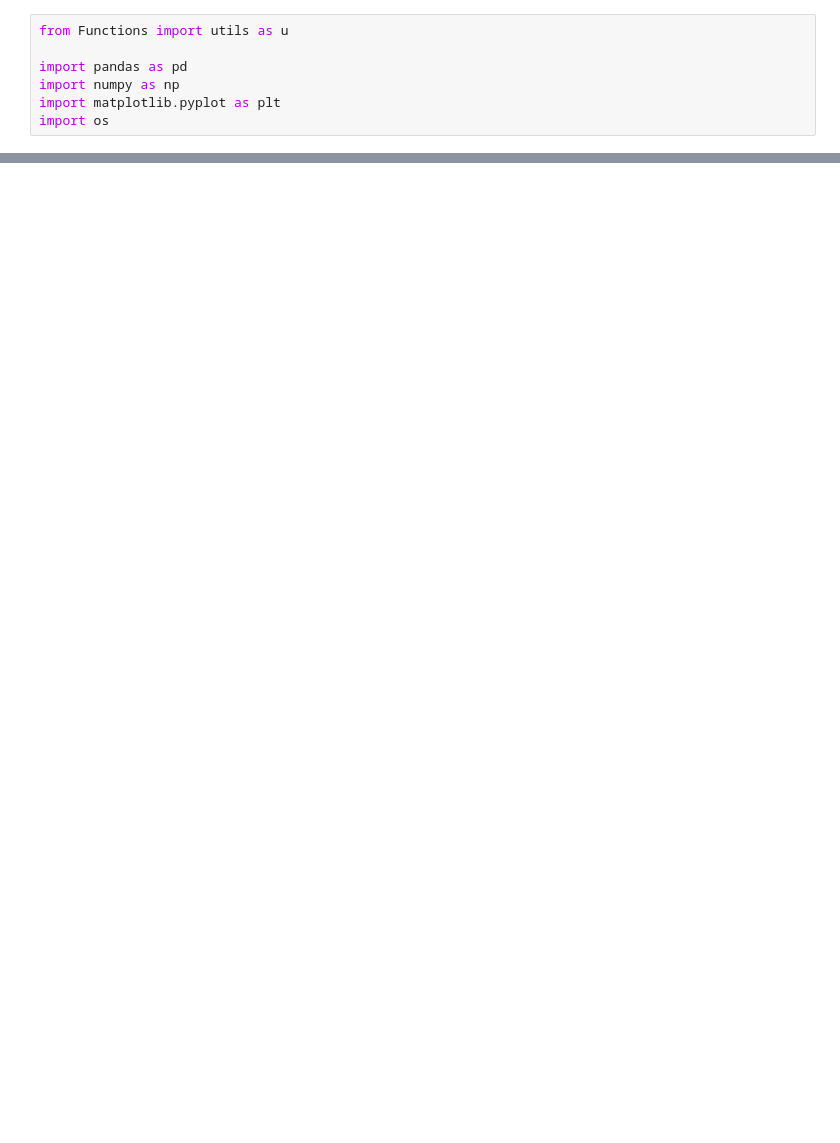
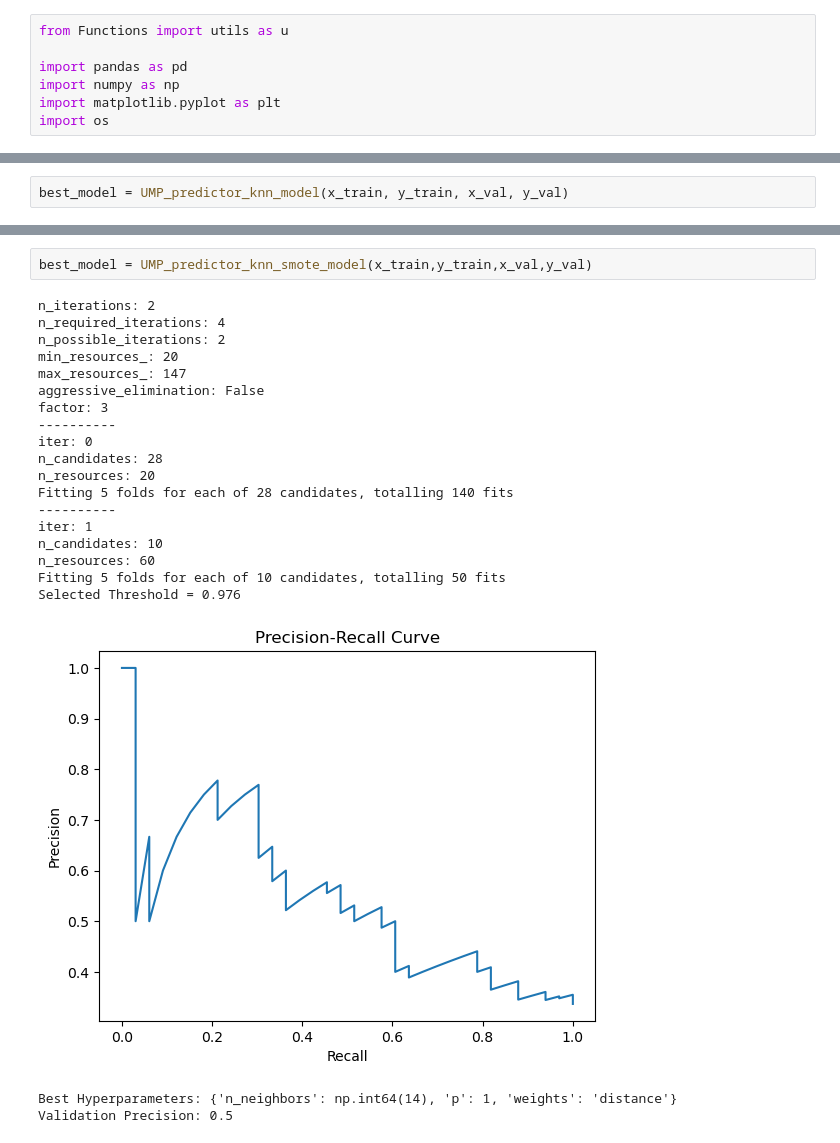
Before and after one commit to Fderick/UMPredict, a Jupyter notebook: UMPredict/UMP_Example.ipynb, the cells around one changed output, grey strips where cells are left out. Drawn from its saved outputs; the diff is of its cells as text; blank space fills up the shorter version.

```diff
--- a/UMPredict/UMP_Example.ipynb
+++ b/UMPredict/UMP_Example.ipynb
@@ -467,0 +661,2 @@ Recall: 0.0000
+# %%
+best_model = UMP_predictor_knn_model(x_train, y_train, x_val, y_val)
@@ -467,0 +795,24 @@ Recall: 0.0000
+# %%
+best_model = UMP_predictor_knn_smote_model(x_train,y_train,x_val,y_val)
+# %% [output]
+n_iterations: 2
+n_required_iterations: 4
+n_possible_iterations: 2
+min_resources_: 20
+max_resources_: 147
+aggressive_elimination: False
+factor: 3
+----------
+iter: 0
+n_candidates: 28
+n_resources: 20
+Fitting 5 folds for each of 28 candidates, totalling 140 fits
+----------
+iter: 1
+n_candidates: 10
+n_resources: 60
+Fitting 5 folds for each of 10 candidates, totalling 50 fits
+Selected Threshold = 0.976
+[figure, added]
+Best Hyperparameters: {'n_neighbors': np.int64(14), 'p': 1, 'weights': 'distance'}
+Validation Precision: 0.5
```
Also changed, not shown: parts of 16 cells of this notebook.
